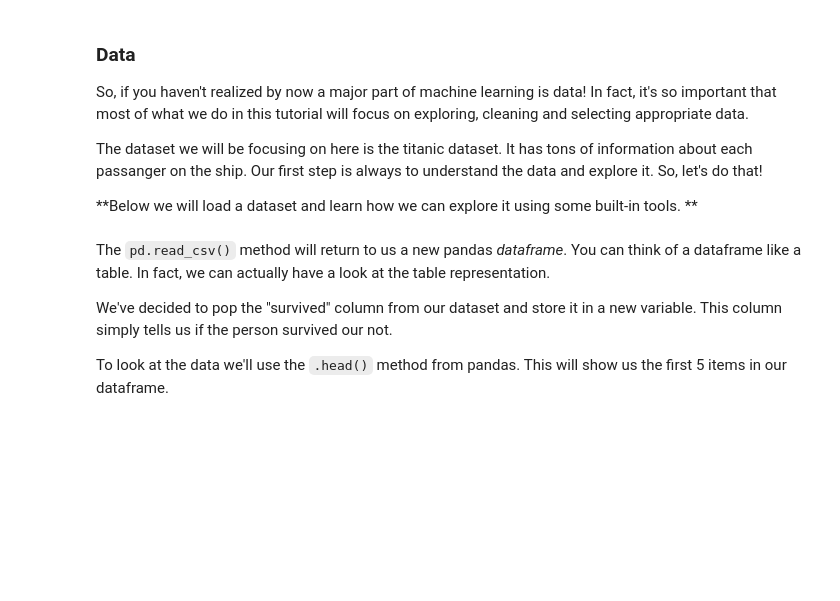
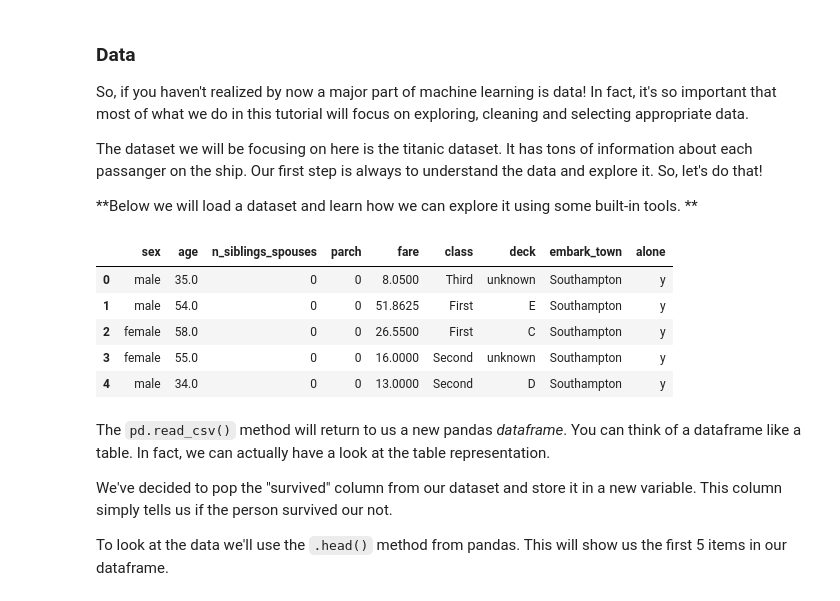
Before and after one commit to hafizhahmadzuhdi/Tensorflow-Machine-Learning, a Jupyter notebook: 2-Core Learning Algorithms.ipynb, the cells around one changed output. Saved outputs shown, nothing was run; the diff lists cells and outputs as text; code cells hidden in the pictures; blank space fills up the shorter version.

````diff
--- a/2-Core Learning Algorithms.ipynb
+++ b/2-Core Learning Algorithms.ipynb
@@ -91,6 +87,15 @@ dftrain = pd.read_csv('https://storage.googleapis.com/tf-datasets/titanic/train.
 dfeval = pd.read_csv('https://storage.googleapis.com/tf-datasets/titanic/eval.csv') # testing data
 y_train = dftrain.pop('survived')
 y_eval = dfeval.pop('survived')
+# %%
+dfeval.head()
+# %% [output]
+|  | sex | age | n_siblings_spouses | parch | fare | class | deck | embark_town | alone |
+| 0 | male | 35.0 | 0 | 0 | 8.0500 | Third | unknown | Southampton | y |
+| 1 | male | 54.0 | 0 | 0 | 51.8625 | First | E | Southampton | y |
+| 2 | female | 58.0 | 0 | 0 | 26.5500 | First | C | Southampton | y |
+| 3 | female | 55.0 | 0 | 0 | 16.0000 | Second | unknown | Southampton | y |
+| 4 | male | 34.0 | 0 | 0 | 13.0000 | Second | D | Southampton | y |
 # %% [markdown]
 The ```pd.read_csv()``` method will return to us a new pandas *dataframe*. You can think of a dataframe like a table. In fact, we can actually have a look at the table representation.
 
````
Also changed, not shown: parts of 32 cells of this notebook.
